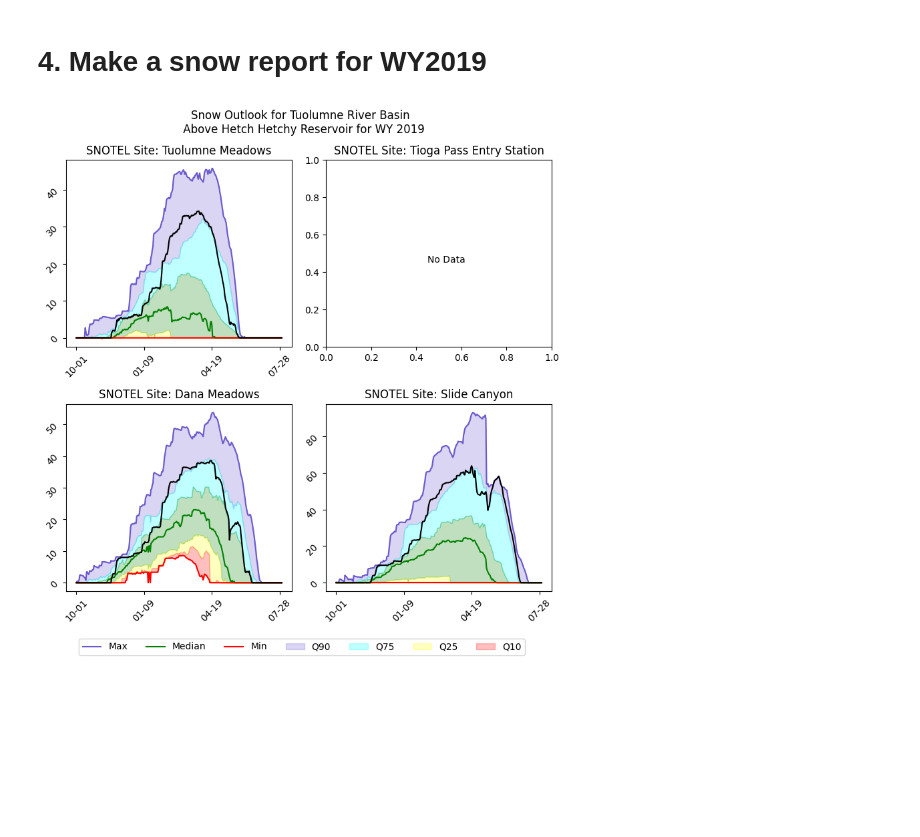
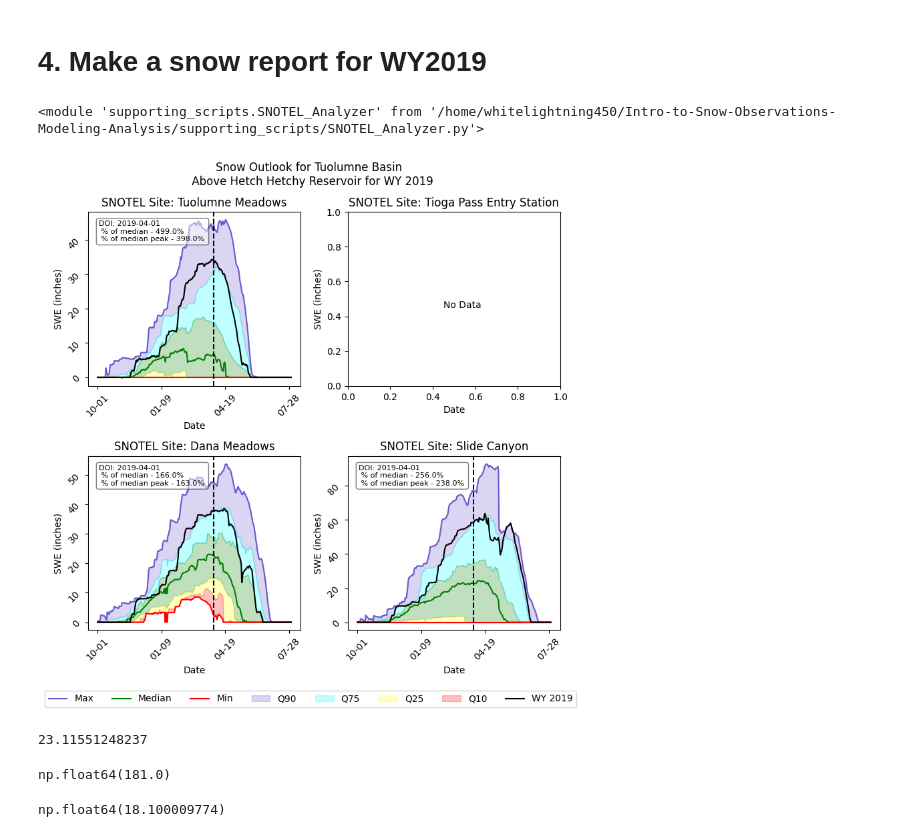
Before and after one commit to CIROH-Snow/Intro-to-Snow-Observations-Modeling-Analysis, a Jupyter notebook: get_Snotel.ipynb, the cells around one changed output. Cells and saved outputs as stored; diff of their text form; code cells hidden in the pictures; blank space fills up the shorter version.

```diff
--- a/get_Snotel.ipynb
+++ b/get_Snotel.ipynb
@@ -216,9 +155,30 @@ SLI
 304 rows × 29 columns
 # %% [markdown]
 # 4. Make a snow report for WY2019
+# %%
+import importlib
+importlib.reload(SNOTEL_Analyzer)
+# %% [output]
+<module 'supporting_scripts.SNOTEL_Analyzer' from '/home/whitelightning450/Intro-to-Snow-Observations-Modeling-Analysis/supporting_scripts/SNOTEL_Analyzer.py'>
 # %%
 WY = 2019
 watershed = "Tuolumne"
-figuredev.SNOTELPlots(sitedict, gdf_in_bbox, WY, watershed)
+AOI = 'Above Hetch Hetchy Reservoir'
+DOI = '04-01' #must be in MM-DD form
+SNOTEL_Analyzer.SNOTELPlots(sitedict, gdf_in_bbox, WY, watershed, AOI,DOI)
 # %% [output]
-[figure, old version]
+[figure, new version]
+# %%
+max(sitedict['DAN']['median'])
+# %% [output]
+23.11551248237
+# %%
+df =  sitedict['DAN']
+
+round(df[f"{WY}_SWE_in"][df.index == DOI]/10 *100, 0)
+# %% [output]
+np.float64(181.0)
+# %%
+df[f"{WY}_SWE_in"][df.index == DOI][0]
+# %% [output]
+np.float64(18.100009774)
```
Also changed, not shown: parts of 7 cells of this notebook.
